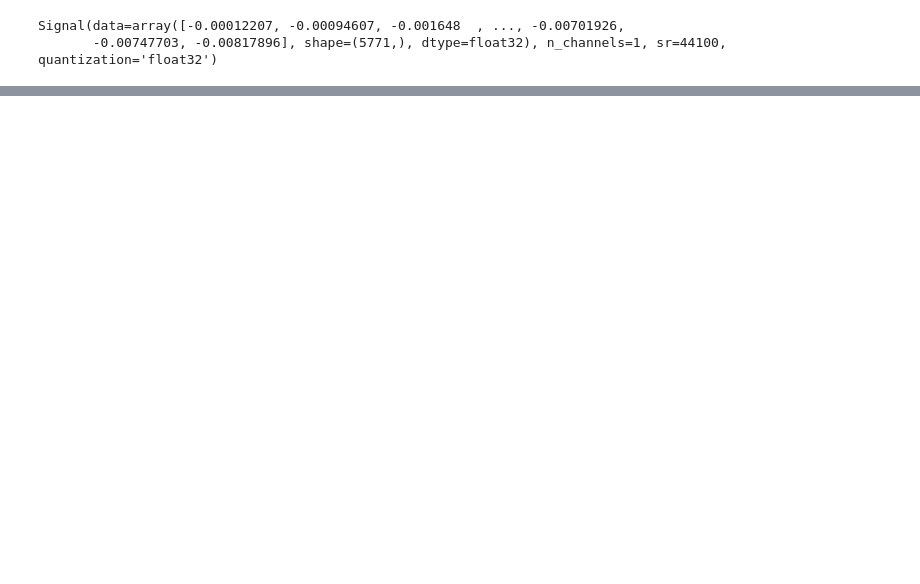
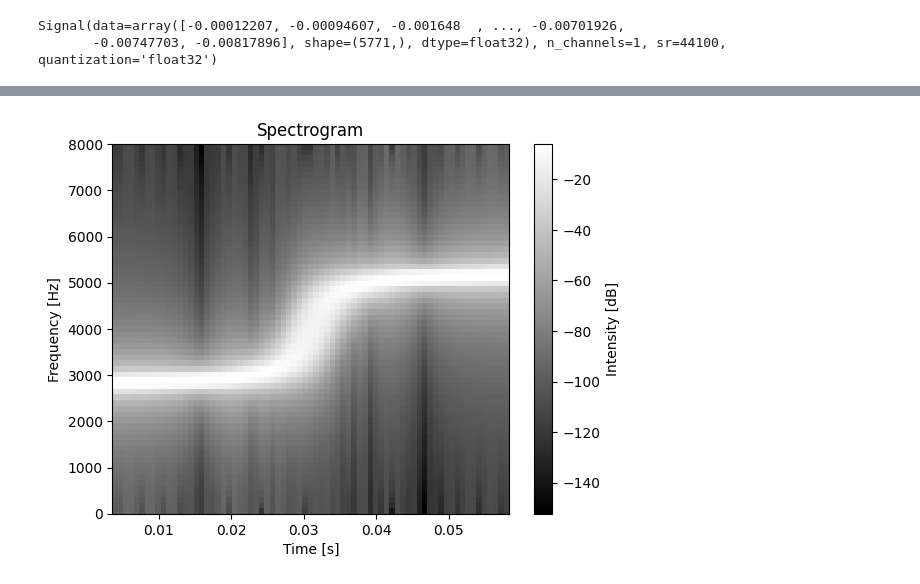
Before and after one commit to lgies23/biosonic, a Jupyter notebook: src/biosonic/test_plots.ipynb, the cells around one changed output, grey strips where cells are left out. Saved outputs shown, nothing was run; the diff lists cells and outputs as text; code cells hidden in the pictures; blank space fills up the shorter version.

```diff
--- a/src/biosonic/test_plots.ipynb
+++ b/src/biosonic/test_plots.ipynb
@@ -63,0 +70,15 @@ plot_filterbank_and_cepstrum(
+# %%
+sr = 16000
+t = np.linspace(0, 1, sr, endpoint=False)
+freq = 1000
+x = np.sin(2 * np.pi * freq * t)
+
+T_x, N = 1 / 20, 1000  # 20 Hz sampling rate for 50 s signal
+t_x = np.arange(N) * T_x  # time indexes for signal
+f_i = 1 * np.arctan((t_x - t_x[N // 2]) / 2) + 5  # varying frequency
+x = np.sin(2*np.pi*np.cumsum(f_i)*T_x)
+# %%
+Sx, t, f = spectrogram(x, sr=20, window='hann', window_length=512, overlap=0.9)
+plot_spectrogram(x, sr, window_length=128, overlap=.9, cmap='grey')
+# %% [output]
+[figure, added]
```
Also changed, not shown: parts of 10 cells of this notebook, 3 other files.
